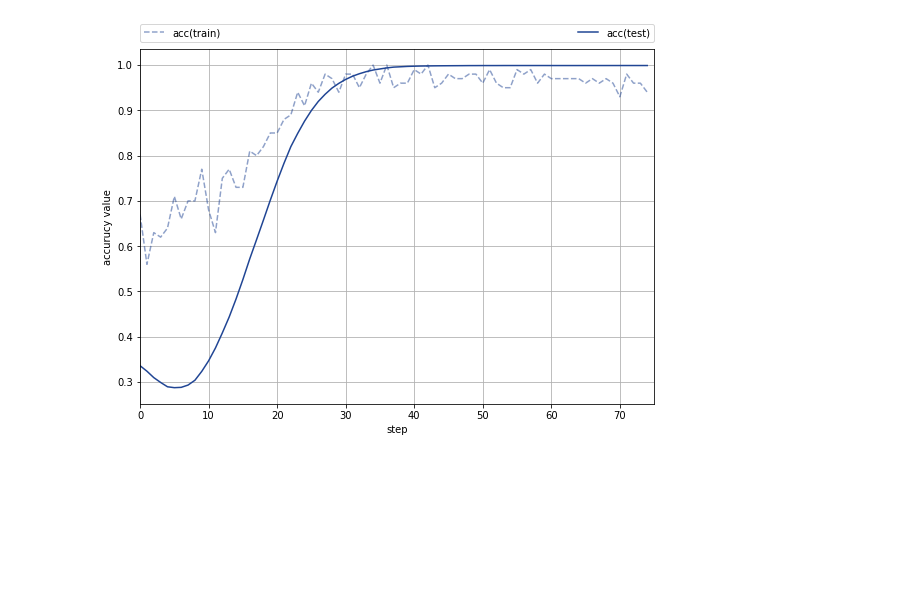
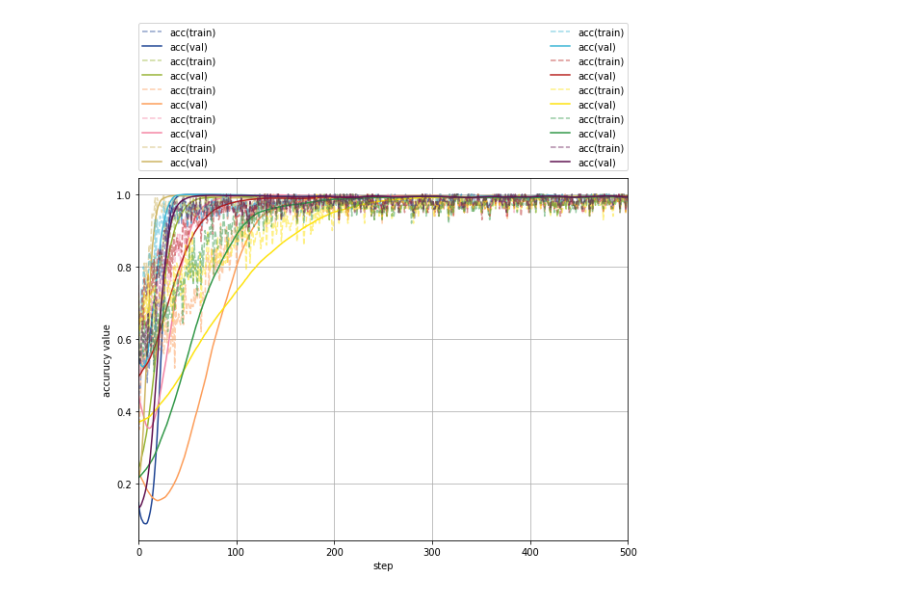
Before and after one commit to mgxnzhu/mlpproject, a Jupyter notebook: notebooks/Plot.ipynb, the cells around one changed output. Drawn from its saved outputs; the diff is of its cells as text; code cells hidden in the pictures; blank space fills up the shorter version.

Commit message:
plot

```diff
--- a/notebooks/Plot.ipynb
+++ b/notebooks/Plot.ipynb
@@ -4,9 +4,9 @@ import matplotlib.pyplot as plt
 import os
 %matplotlib inline
 # %%
-#models = [f[:-4] for f in os.listdir('../stats/') if f.endswith(".npy")]
-models = ['test']
-num_steps = 75
+models = [f[:-4] for f in os.listdir('../stats/') if f.endswith(".npy")]
+#models = ['test']
+num_steps = 500
 colors = ['#204594', '#95B333', '#FD9D59', '#F585A5', '#CDB460', '#3AB5D4', '#B72220', '#FEE30E', '#319848', '#5f1250', '#e7221a']
 # %%
 fig = plt.figure(figsize=(8,6))
@@ -29,21 +28,20 @@ fig.show()
 # %%
 fig = plt.figure(figsize=(8,6))
 ax = fig.add_subplot(111)
 for modelname, colorname in zip(models, colors):
     stats = np.load(modelname+".npy")
     ax.plot(range(num_steps), stats[:,1], label="acc(train)", color=colorname, alpha=0.5, linestyle='--')
-    ax.plot(range(num_steps), stats[:,4], label="acc(test)", color=colorname)
+    ax.plot(range(num_steps), stats[:,4], label="acc(val)", color=colorname)
 lgd = ax.legend(bbox_to_anchor=(0., 1.02, 1., .102), loc=3,
                ncol=2, mode="expand", borderaxespad=0)
 ax.set_xlim(0, num_steps)
 ax.set_xlabel("step")
 ax.set_ylabel("accurucy value")
 ax.grid()
 fig.tight_layout()
 fig.savefig("acc.pdf", bbox_extra_artists=(fig,), bbox_inches='tight')
-fig.show()
 # %% [output]
-[figure, old version]
+[figure, new version]
 # %%
 fig = plt.figure(figsize=(8,6))
 ax = fig.add_subplot(111)
```
Also changed, not shown: parts of 3 cells of this notebook.
